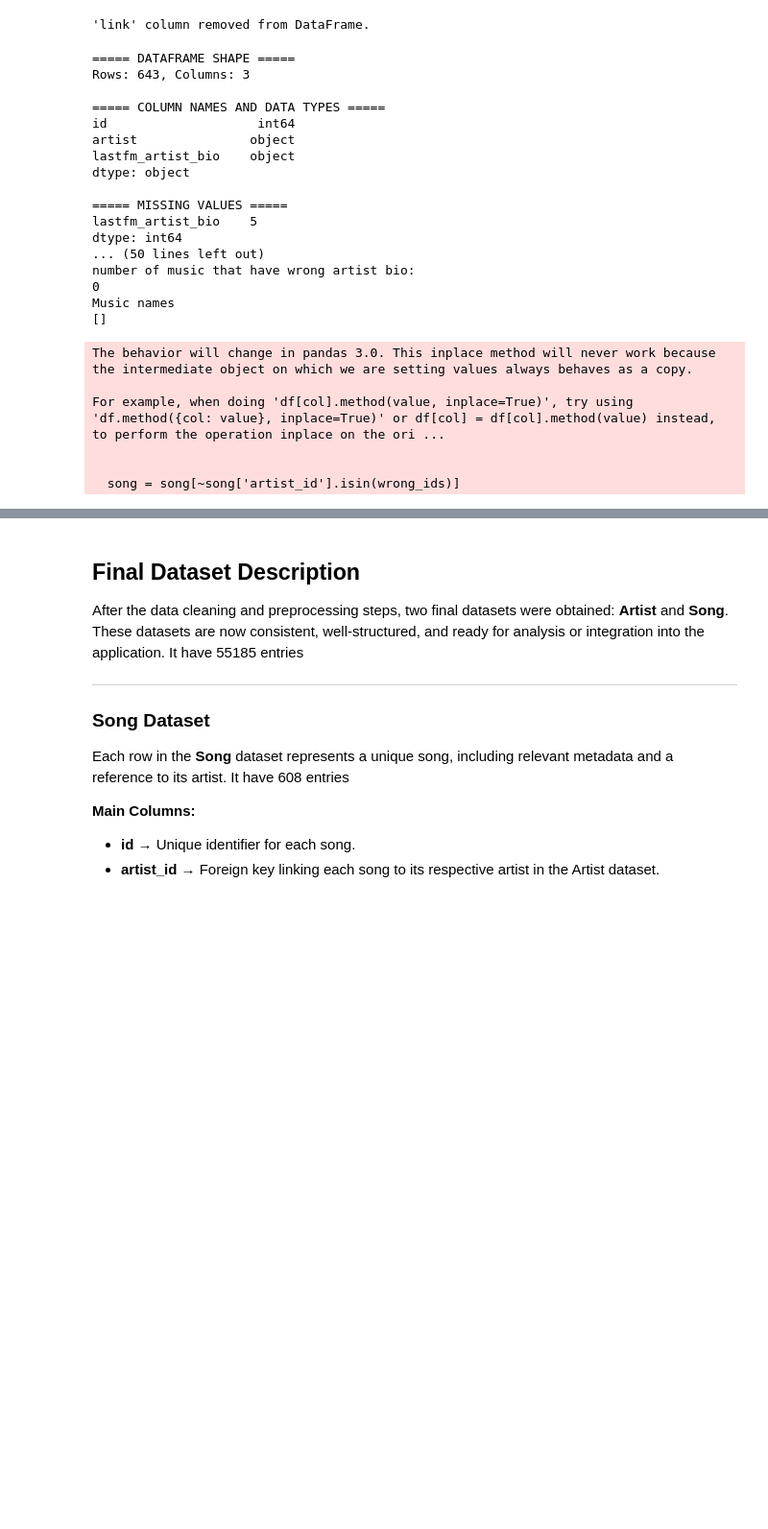
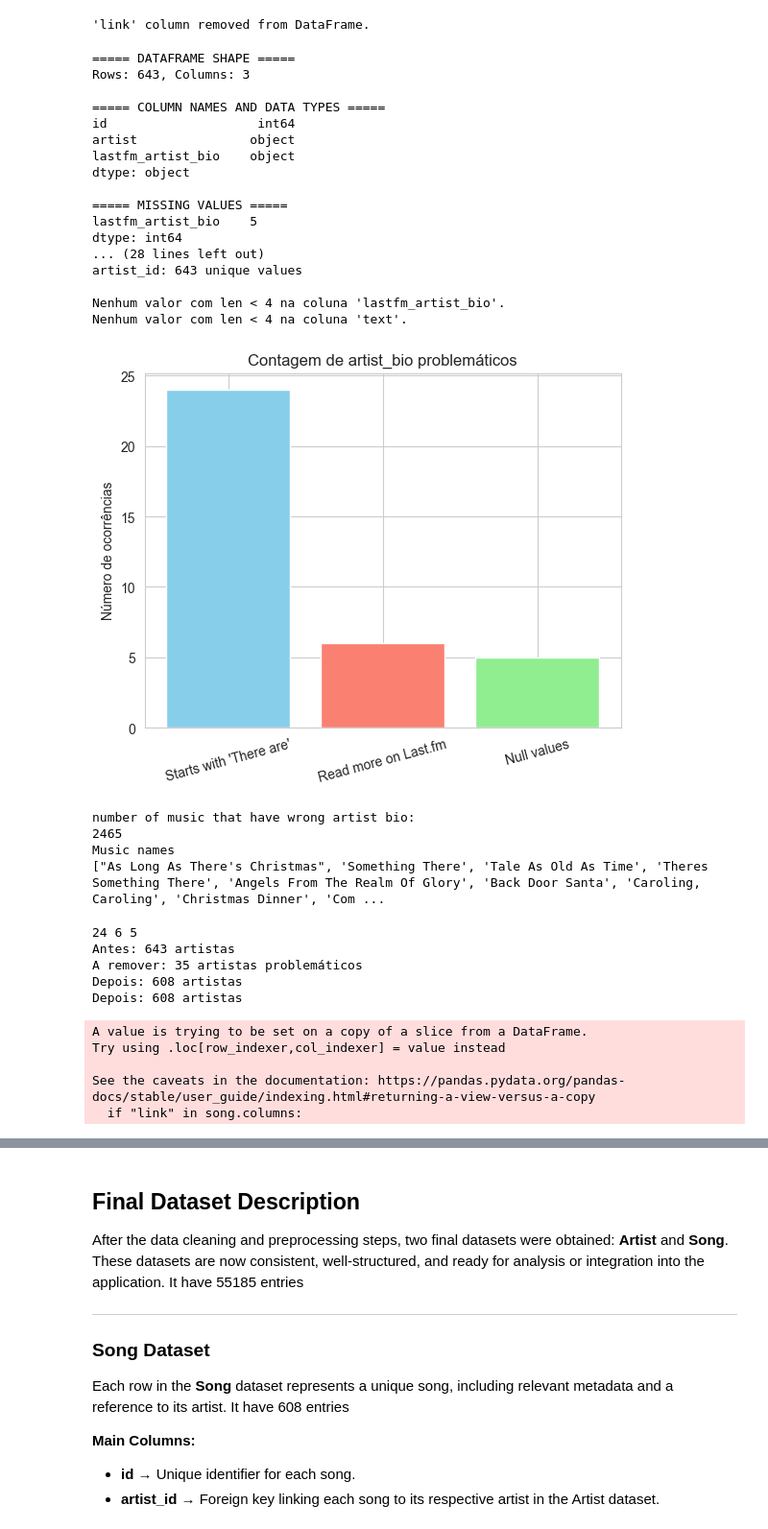
Before and after one commit to rodrigoribeiro09/Pri, a Jupyter notebook: src/MileStone1.ipynb, the cells around one changed output, grey strips where cells are left out. Shown at 96% size. Drawn from its saved outputs; the diff is of its cells as text; code cells hidden in the pictures; blank space fills up the shorter version.

```diff
--- a/src/MileStone1.ipynb
+++ b/src/MileStone1.ipynb
@@ -355,56 +354,68 @@ a.to_csv('../dataset/songs.csv', index=False)
 # %%
 
 import pandas as pd
 import  data_utils
 import importlib
 importlib.reload(data_utils)
 
 df_lastfm=pd.read_csv('../dataset/spotify_artists_lastfm.csv')
-df_songs=pd.read_csv('../dataset/songs.csv')
+df_songs=a
 
 data_utils.dataProcessAnalysis(df_lastfm)
 data_utils.dataProcessAnalysis(df_songs)
 
 data_utils.plot_short_string_values(df_lastfm, column='lastfm_artist_bio', min_len=4)
 data_utils.plot_short_string_values(df_songs, column='text', min_len=4)
-c=data_utils.getWrongArtistBios(df_lastfm)
+
+c=data_utils.printWrongArtistBios(df_lastfm,col='lastfm_artist_bio')
 d=data_utils.getWrongMusic(df_songs,c)
 # %% [output]
 ===== DATAFRAME SHAPE =====
 Rows: 643, Columns: 3
 
 ===== COLUMN NAMES AND DATA TYPES =====
 id                    int64
 artist               object
 lastfm_artist_bio    object
 dtype: object
 
 ===== MISSING VALUES =====
 lastfm_artist_bio    5
 dtype: int64
-... (50 lines left out)
-number of music that have wrong artist bio:
-0
-Music names
-[]
+... (28 lines left out)
+artist_id: 643 unique values
+
+Nenhum valor com len < 4 na coluna 'lastfm_artist_bio'.
+Nenhum valor com len < 4 na coluna 'text'.
+[figure, added]
+number of music that have wrong artist bio:
+2465
+Music names
+["As Long As There's Christmas", 'Something There', 'Tale As Old As Time', 'Theres Something There', 'Angels From The Realm Of Glory', 'Back Door Santa', 'Caroling, Caroling', 'Christmas Dinner', 'Com ...
 # %%
 import  data_utils
 import importlib
 importlib.reload(data_utils)
 
 df_artist=pd.read_csv('../dataset/spotify_artists_lastfm.csv')
-df_songs=pd.read_csv('../dataset/songs.csv')
+df_songs=a
 newArt,newsong=data_utils.process_dataFinal(df_artist, df_songs)
+print(f"Depois: {len(newArt)} artistas")
+
 
 newArt.to_csv('../finalDataset/artist.csv', index=False)
 newsong.to_csv('../finalDataset/song.csv', index=False)
 # %% [output]
-The behavior will change in pandas 3.0. This inplace method will never work because the intermediate object on which we are setting values always behaves as a copy.
-
-For example, when doing 'df[col].method(value, inplace=True)', try using 'df.method({col: value}, inplace=True)' or df[col] = df[col].method(value) instead, to perform the operation inplace on the ori ...
-
-
-  song = song[~song['artist_id'].isin(wrong_ids)]
+24 6 5
+Antes: 643 artistas
+A remover: 35 artistas problemáticos
+Depois: 608 artistas
+Depois: 608 artistas
+A value is trying to be set on a copy of a slice from a DataFrame.
+Try using .loc[row_indexer,col_indexer] = value instead
+
+See the caveats in the documentation: https://pandas.pydata.org/pandas-docs/stable/user_guide/indexing.html#returning-a-view-versus-a-copy
+  if "link" in song.columns:
 # %%
 import pandas as pd
 import  data_utils
```
Also changed, not shown: parts of 2 cells of this notebook, 4 other files.
